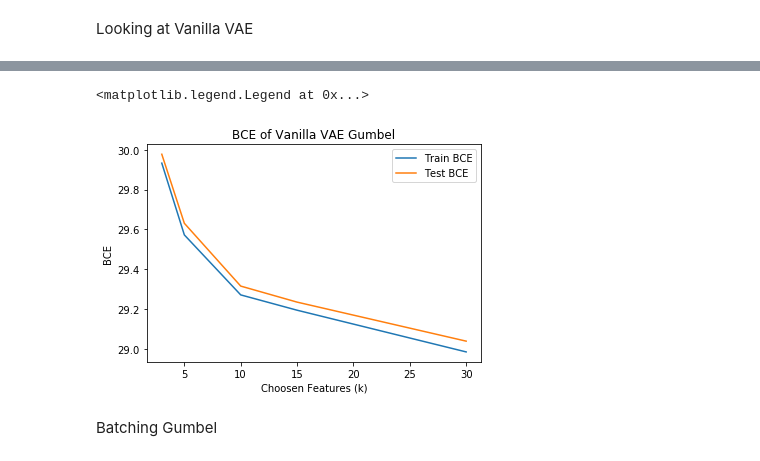
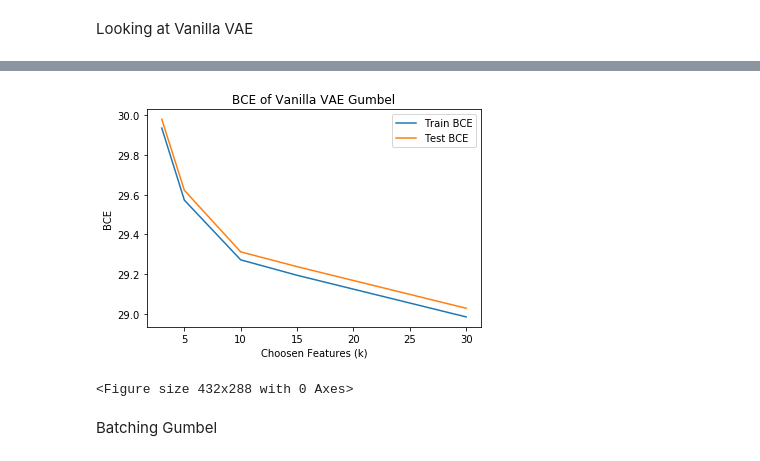
Before and after one commit to beelze-b/Differentiable-Sparse-Subset-Selection, a Jupyter notebook: notebooks/14_Visualization.ipynb, the cells around one changed output, grey strips where cells are left out. Saved outputs shown, nothing was run; the diff lists cells and outputs as text; code cells hidden in the pictures.

```diff
--- a/notebooks/14_Visualization.ipynb
+++ b/notebooks/14_Visualization.ipynb
@@ -328,8 +308,0 @@ top_logits_gumbel_vanilla_vae_gumbel(test_data, model)
-# %%
-# test model
-path = '../data/models/final_run/batching_gumbel_vae/k_30/model_trial_3.pt'
-model = VAE_Gumbel_NInsta(2*D, 100, 20, k = 30, t = global_t)
-model.load_state_dict(torch.load(path))
-model.to(device)
-model.eval()
-top_logits_gumbel_batching_vae_gumbel(test_data, model)[1].sum()
@@ -338,7 +308,0 @@ tensor(30., device='cuda:0')
-# %%
-path = '../data/models/final_run/globalgate_vae/k_30/model_trial_1.pt'
-model = VAE_Gumbel_GlobalGate(2*D, 100, 20, k = 30, t = global_t)
-model.load_state_dict(torch.load(path))
-model.to(device)
-model.eval()
-top_logits_gumbel_globalgate_vae(test_data, model)[0].sum()
@@ -347,9 +308,0 @@ tensor(30, device='cuda:0')
-# %%
-path = '../data/models/final_run/runningstate_vae/k_30/model_trial_1.pt'
-model = VAE_Gumbel_RunningState(2*D, 100, 20, k = 30, t = global_t, alpha = 0.9)
-model.logit_enc = nn.Parameter(torch.zeros(2*D).view(1, -1))
-model.to(device)
-model.load_state_dict(torch.load(path))
-model.eval()
-
-top_logits_gumbel_runningstate_vae(test_data, model)[0].sum()
@@ -358,7 +308,0 @@ tensor(30, device='cuda:0')
-# %%
-path = '../data/models/final_run/concrete_vae_nmsl/k_30/model_trial_1.pt'
-model = ConcreteVAE_NMSL(2*D, 100, 20, k = 30, t = global_t)
-model.load_state_dict(torch.load(path))
-model.to(device)
-model.eval()
-top_logits_gumbel_concrete_vae_nsml(test_data, model)[0].sum()
@@ -411,15 +342,24 @@ Test BCES
 # %%
 fig = plt.figure()
 plt.plot(k_lab, train_bces, label = 'Train BCE')
 plt.plot(k_lab, test_bces, label = 'Test BCE')
 
 plt.title("BCE of Vanilla VAE Gumbel")
 plt.xlabel("Choosen Features (k)")
 plt.ylabel("BCE")
 plt.legend()
+plt.show()
+path_here = "../plots/synthetic_data/bce/vanillae_vae_gumbel_bce.png"
+if not os.path.exists(os.path.dirname(path_here)):
+        try:
+            os.makedirs(os.path.dirname(path_here))
+        except OSError as exc: # Guard against race condition
+            if exc.errno != errno.EEXIST:
+                raise Exception("COULD NOT MAKE PATH")
+plt.savefig(path_here)
 # %% [output]
+[figure]
-<matplotlib.legend.Legend at 0x...>
+<Figure size 432x288 with 0 Axes>
-[figure]
 # %% [markdown]
 Batching Gumbel
 # %%
```
Also changed, not shown: parts of 32 cells of this notebook.
